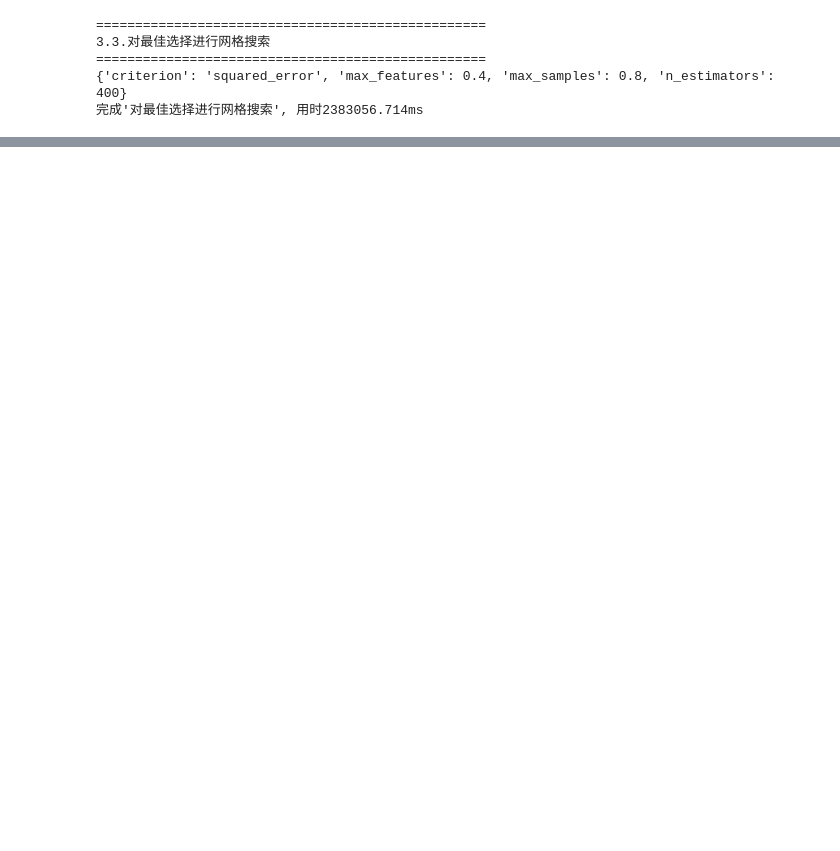
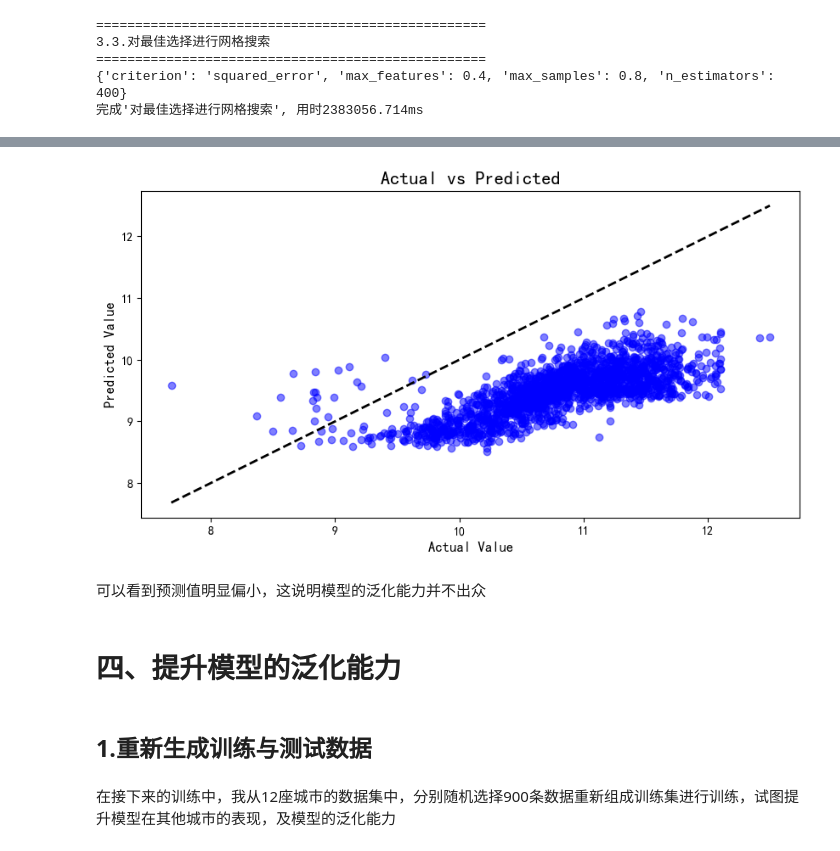
Before and after one commit to FantasySilence/DataAnalysisFinal, a Jupyter notebook: main_mymodule.ipynb, the cells around one changed output, grey strips where cells are left out. Cells and saved outputs as stored; diff of their text form; code cells hidden in the pictures; blank space fills up the shorter version.

```diff
--- a/main_mymodule.ipynb
+++ b/main_mymodule.ipynb
@@ -156,6 +161,7 @@ Ada: -0.131219 (0.028692)
 print("=" * 50)
 print("3.3.对最佳选择进行网格搜索")
 print("=" * 50)
+start_time = time.time()
 param_grid = {
     "n_estimators": [100, 200, 300, 400, 500],
     "max_features": [0.2, 0.4, 0.6, 0.8, 1],
@@ -165,7 +171,7 @@ param_grid = {
 kfold = KFold(n_splits=10, random_state=42, shuffle=True)
 grid_search = GridSearchCV(
     estimator=RandomForestRegressor(random_state=42, n_jobs=-1),
-    param_grid=param_grid, cv=kfold, n_jobs=-1,
+    param_grid=param_grid, cv=kfold, n_jobs=-1, verbose=2
 )
 grid_search.fit(X_train, y_train)
 print(grid_search.best_params_)
@@ -198,0 +209,4 @@ plt.show()
+# %%
+# 选用北京市的房价数据进行预测
+BJ_data = pd.read_csv(FilesIO.getDataset("row_data/BJ_housing_data.csv"))
+BJ_data.head()
@@ -198,0 +221,24 @@ plt.show()
+# %%
+pipe_BJ = Pipeline([
+    ('prep', PipeLineFor58HousingData(city_name="BJ")),
+    ('split', TargetVaribleSplit(target="unitPrice")),
+])
+X_BJ, y_BJ = pipe_BJ.fit_transform(BJ_data)
+y_pred = best_regressor.predict(X_BJ)
+fig, ax = plt.subplots(figsize=(10, 5), dpi=100)
+ax.scatter(y_BJ, y_pred, c="b", alpha=0.5)
+ax.plot([y_BJ.min(), y_BJ.max()], [y_BJ.min(), y_BJ.max()], "k--", lw=2)
+ax.set_title("Actual vs Predicted", fontsize=16)
+ax.set_ylabel("Predicted Value", fontsize=12)
+ax.set_xlabel("Actual Value", fontsize=12)
+plt.show()
+# %% [output]
+[figure, added]
+# %% [markdown]
+可以看到预测值明显偏小，这说明模型的泛化能力并不出众
+# %% [markdown]
+# 四、提升模型的泛化能力
+# %% [markdown]
+## 1.重新生成训练与测试数据
+# %% [markdown]
+在接下来的训练中，我从12座城市的数据集中，分别随机选择900条数据重新组成训练集进行训练，试图提升模型在其他城市的表现，及模型的泛化能力
```
Also changed, not shown: parts of 20 cells of this notebook, 1 other file.
